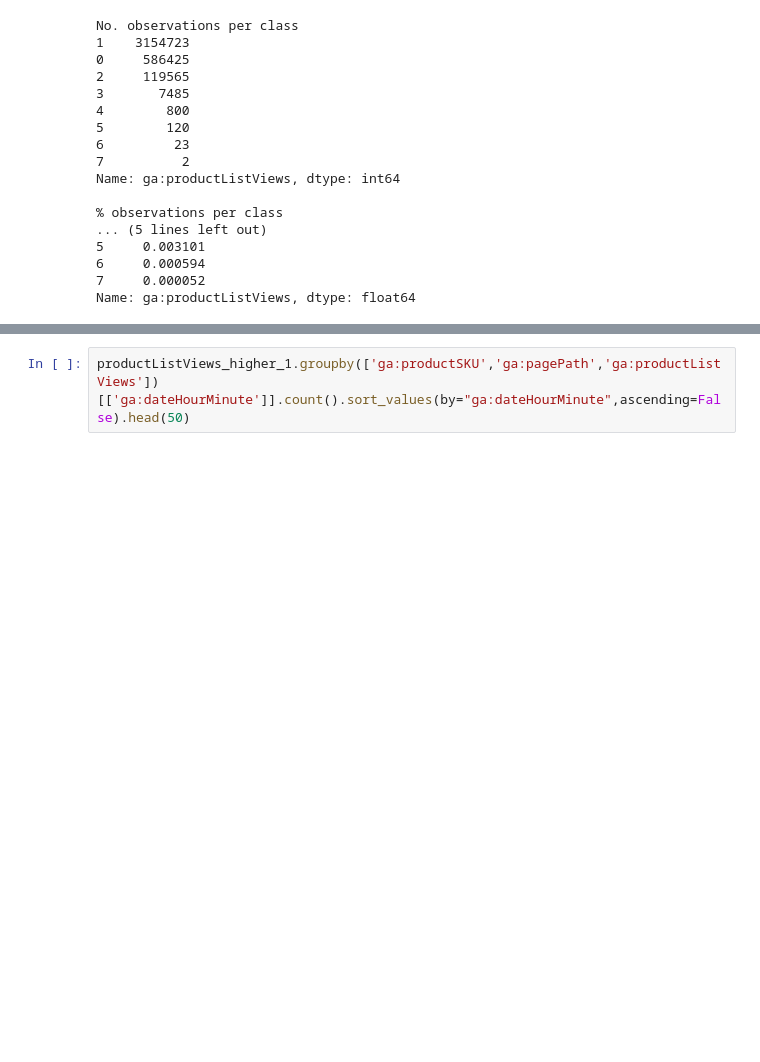
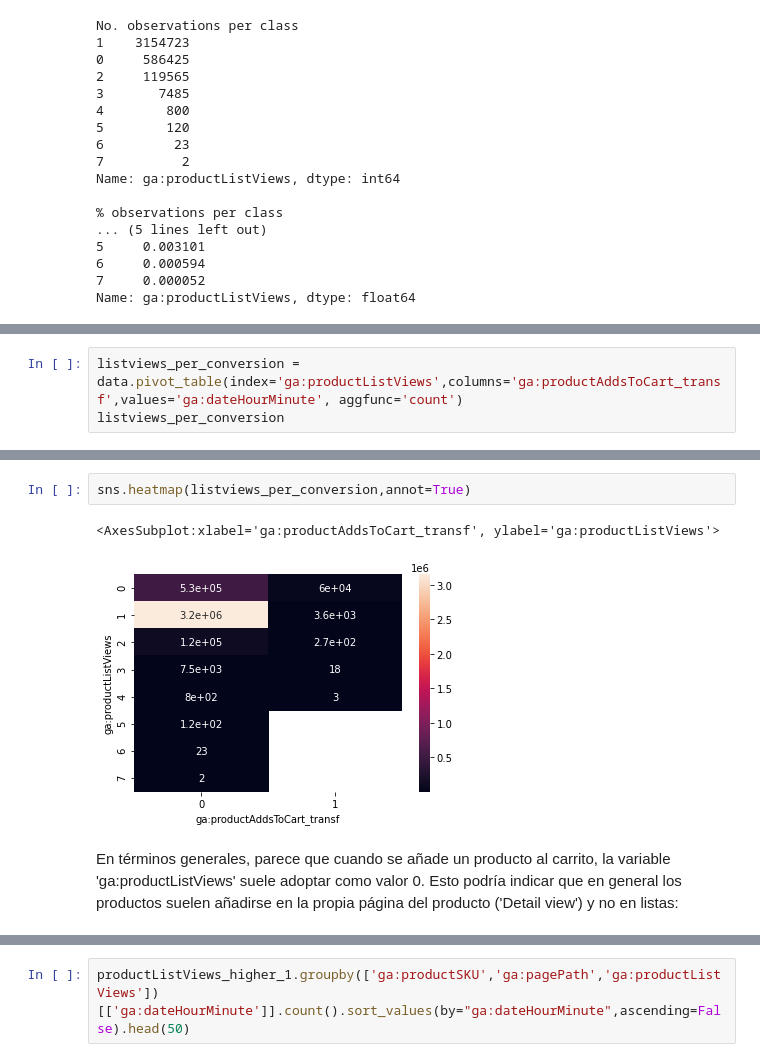
Before and after one commit to Laurajmoreno/ML_and_CRO, a Jupyter notebook: Logistic_Regression.ipynb, the cells around one changed output, grey strips where cells are left out. Cells and saved outputs as stored; diff of their text form; blank space fills up the shorter version.

```diff
--- a/Logistic_Regression.ipynb
+++ b/Logistic_Regression.ipynb
@@ -447,0 +489,3 @@ Name: ga:productListViews, dtype: float64
+# %%
+listviews_per_conversion = data.pivot_table(index='ga:productListViews',columns='ga:productAddsToCart_transf',values='ga:dateHourMinute', aggfunc='count')
+listviews_per_conversion
@@ -447,0 +503,7 @@ Name: ga:productListViews, dtype: float64
+# %%
+sns.heatmap(listviews_per_conversion,annot=True)
+# %% [output]
+<AxesSubplot:xlabel='ga:productAddsToCart_transf', ylabel='ga:productListViews'>
+[figure, added]
+# %% [markdown]
+En términos generales, parece que cuando se añade un producto al carrito, la variable 'ga:productListViews' suele adoptar como valor 0. Esto podría indicar que en general los productos suelen añadirse en la propia página del producto ('Detail view') y no en listas:
```
Also changed, not shown: parts of 55 cells of this notebook.
